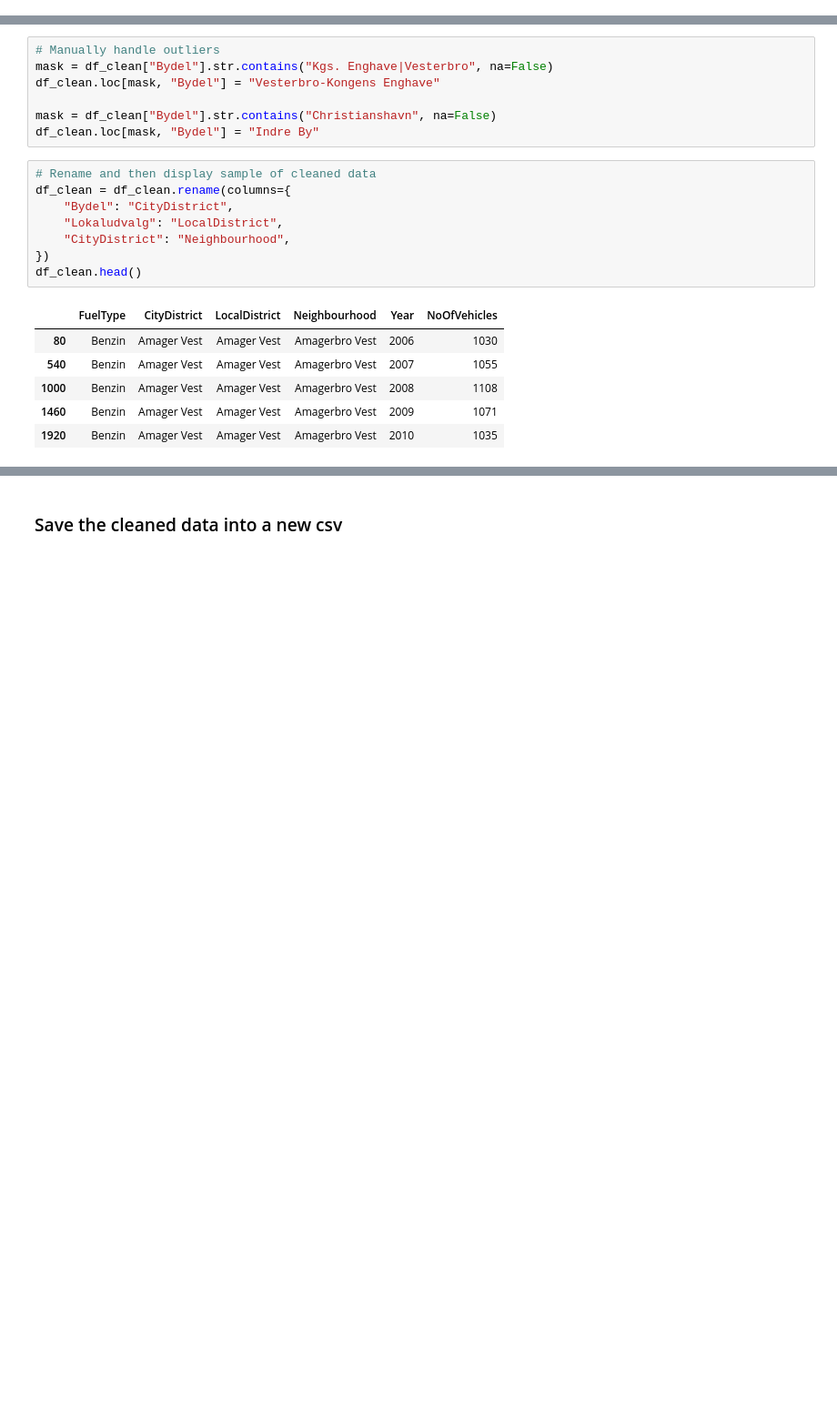
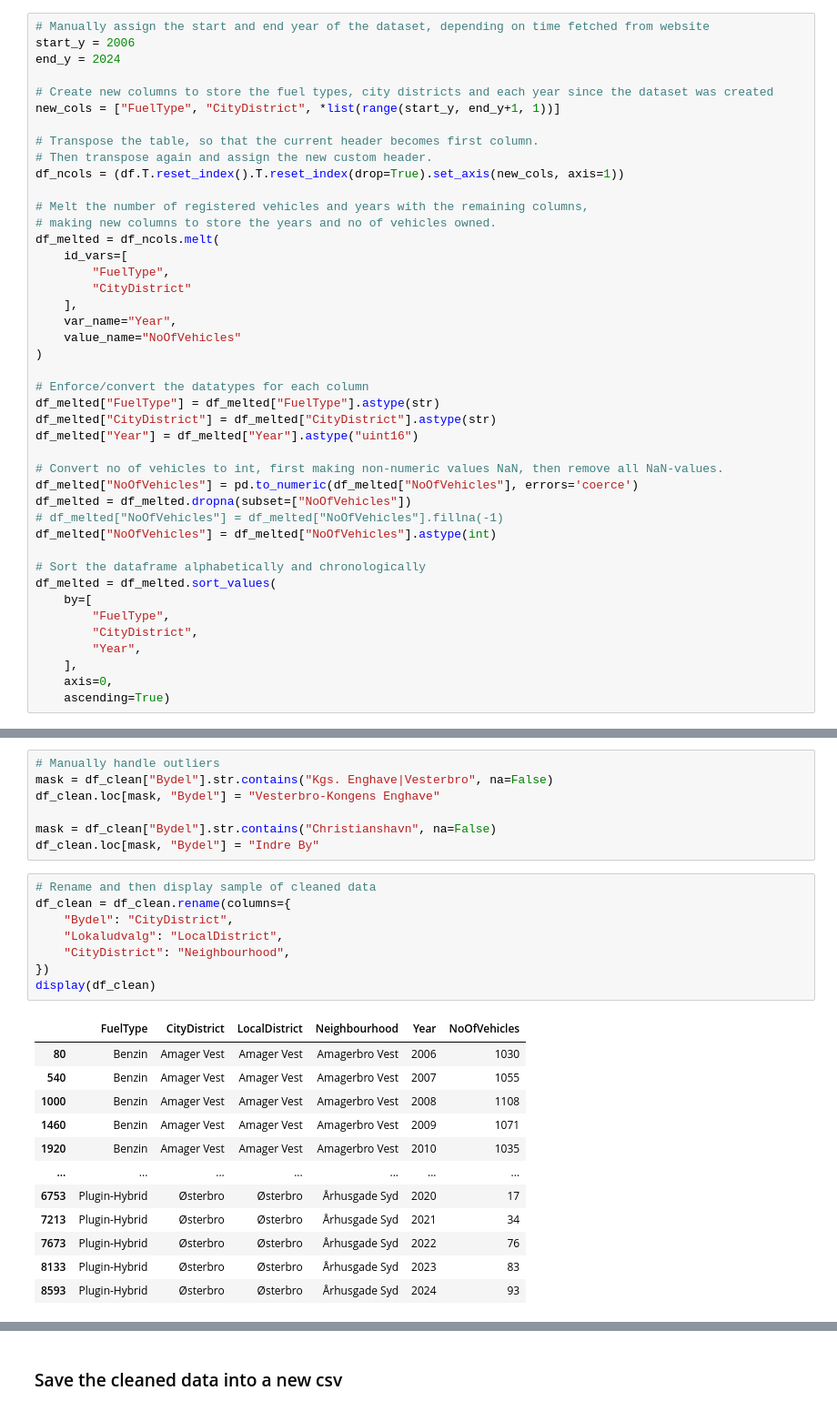
Before and after one commit to AleksandarLukic96/02806_Social_Data, a Jupyter notebook: Project/Data_overview_Car_Ownership.ipynb, the cells around one changed output, grey strips where cells are left out. Shown at 91% size. Drawn from its saved outputs; the diff is of its cells as text; blank space fills up the shorter version.

```diff
--- a/Project/Data_overview_Car_Ownership.ipynb
+++ b/Project/Data_overview_Car_Ownership.ipynb
@@ -117,3 +77,46 @@ df_melted = df_melted.sort_values(
+# %%
+# Manually assign the start and end year of the dataset, depending on time fetched from website
+start_y = 2006
+end_y = 2024
+
+# Create new columns to store the fuel types, city districts and each year since the dataset was created
+new_cols = ["FuelType", "CityDistrict", *list(range(start_y, end_y+1, 1))]
+
+# Transpose the table, so that the current header becomes first column.
+# Then transpose again and assign the new custom header.
+df_ncols = (df.T.reset_index().T.reset_index(drop=True).set_axis(new_cols, axis=1))
+
+# Melt the number of registered vehicles and years with the remaining columns,
+# making new columns to store the years and no of vehicles owned.
+df_melted = df_ncols.melt(
+    id_vars=[
+        "FuelType",
+        "CityDistrict"
+    ],
+    var_name="Year",
+    value_name="NoOfVehicles"
+)
+
+# Enforce/convert the datatypes for each column
+df_melted["FuelType"] = df_melted["FuelType"].astype(str)
+df_melted["CityDistrict"] = df_melted["CityDistrict"].astype(str)
+df_melted["Year"] = df_melted["Year"].astype("uint16")
+
+# Convert no of vehicles to int, first making non-numeric values NaN, then remove all NaN-values.
+df_melted["NoOfVehicles"] = pd.to_numeric(df_melted["NoOfVehicles"], errors='coerce')
+df_melted = df_melted.dropna(subset=["NoOfVehicles"])
+# df_melted["NoOfVehicles"] = df_melted["NoOfVehicles"].fillna(-1)
+df_melted["NoOfVehicles"] = df_melted["NoOfVehicles"].astype(int)
+
+# Sort the dataframe alphabetically and chronologically
+df_melted = df_melted.sort_values(
+    by=[
+        "FuelType",
+        "CityDistrict",
+        "Year",
+    ],
+    axis=0,
+    ascending=True)
 # %% [markdown]
 ### Remove out-of-scope and summarized rows
 # %%
@@ -187,15 +181,21 @@ df_clean.loc[mask, "Bydel"] = "Indre By"
 # %%
 # Rename and then display sample of cleaned data
 df_clean = df_clean.rename(columns={
     "Bydel": "CityDistrict",
     "Lokaludvalg": "LocalDistrict",
     "CityDistrict": "Neighbourhood",
 })
-df_clean.head()
+display(df_clean)
 # %% [output]
 |  | FuelType | CityDistrict | LocalDistrict | Neighbourhood | Year | NoOfVehicles |
 | 80 | Benzin | Amager Vest | Amager Vest | Amagerbro Vest | 2006 | 1030 |
 | 540 | Benzin | Amager Vest | Amager Vest | Amagerbro Vest | 2007 | 1055 |
 | 1000 | Benzin | Amager Vest | Amager Vest | Amagerbro Vest | 2008 | 1108 |
 | 1460 | Benzin | Amager Vest | Amager Vest | Amagerbro Vest | 2009 | 1071 |
 | 1920 | Benzin | Amager Vest | Amager Vest | Amagerbro Vest | 2010 | 1035 |
+| ... | ... | ... | ... | ... | ... | ... |
+| 6753 | Plugin-Hybrid | Østerbro | Østerbro | Århusgade Syd | 2020 | 17 |
+| 7213 | Plugin-Hybrid | Østerbro | Østerbro | Århusgade Syd | 2021 | 34 |
+| 7673 | Plugin-Hybrid | Østerbro | Østerbro | Århusgade Syd | 2022 | 76 |
+| 8133 | Plugin-Hybrid | Østerbro | Østerbro | Århusgade Syd | 2023 | 83 |
+| 8593 | Plugin-Hybrid | Østerbro | Østerbro | Århusgade Syd | 2024 | 93 |
```
Also changed, not shown: parts of 9 cells of this notebook, 23 other files.
